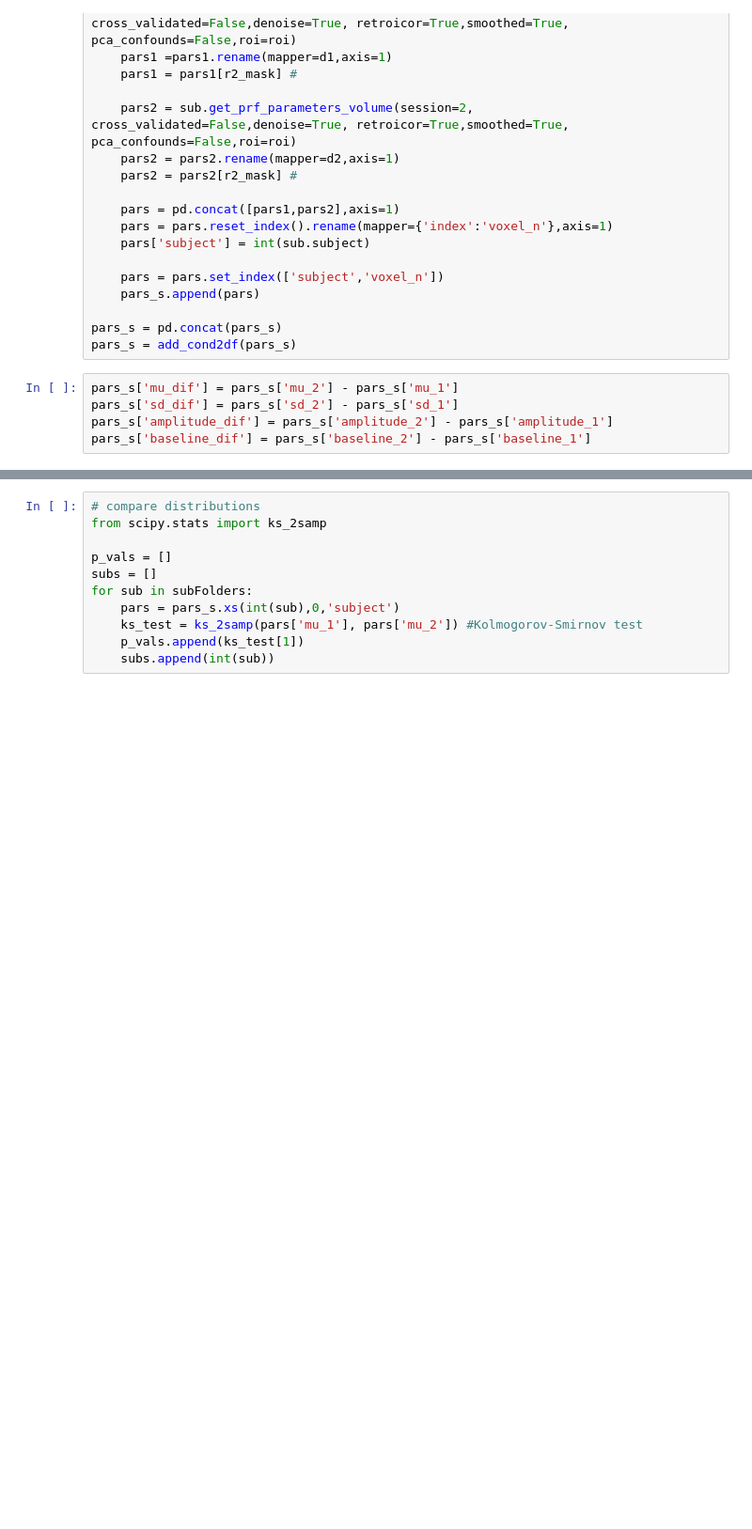
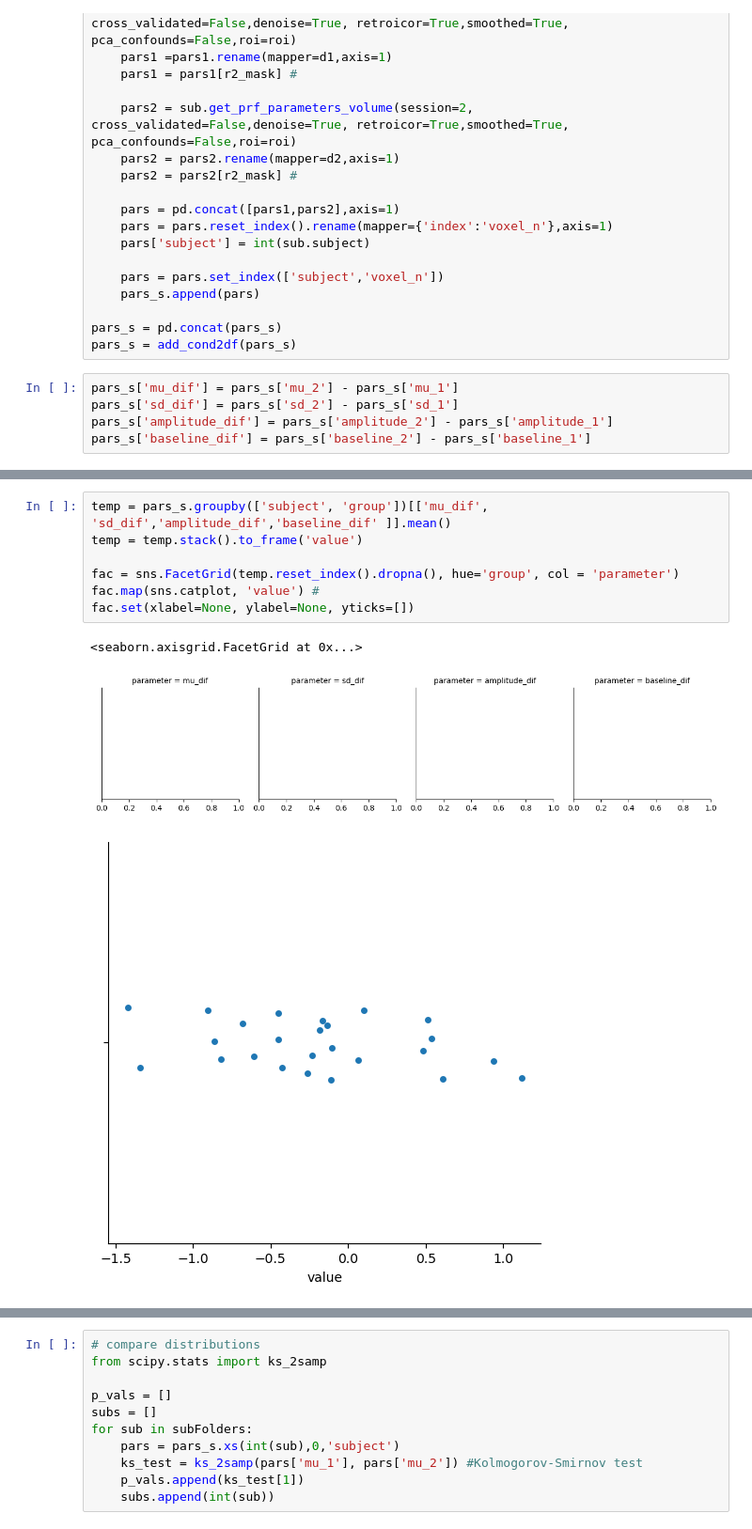
Before and after one commit to Gilles86/stress_risk, a Jupyter notebook: stress_risk/analyse_results/shifts_decode-priors.ipynb, the cells around one changed output, grey strips where cells are left out. Shown at 94% size. Cells and saved outputs as stored; diff of their text form; blank space fills up the shorter version.

```diff
--- a/stress_risk/analyse_results/shifts_decode-priors.ipynb
+++ b/stress_risk/analyse_results/shifts_decode-priors.ipynb
@@ -220,0 +218,11 @@ for param_name in parameter_names:
+# %%
+temp = pars_s.groupby(['subject', 'group'])[['mu_dif', 'sd_dif','amplitude_dif','baseline_dif' ]].mean()
+temp = temp.stack().to_frame('value')
+
+fac = sns.FacetGrid(temp.reset_index().dropna(), hue='group', col = 'parameter')
+fac.map(sns.catplot, 'value') #
+fac.set(xlabel=None, ylabel=None, yticks=[])
+# %% [output]
+<seaborn.axisgrid.FacetGrid at 0x...>
+[figure, added]
+[figure, added]
```
Also changed, not shown: parts of 3 cells of this notebook, 2 other files.
